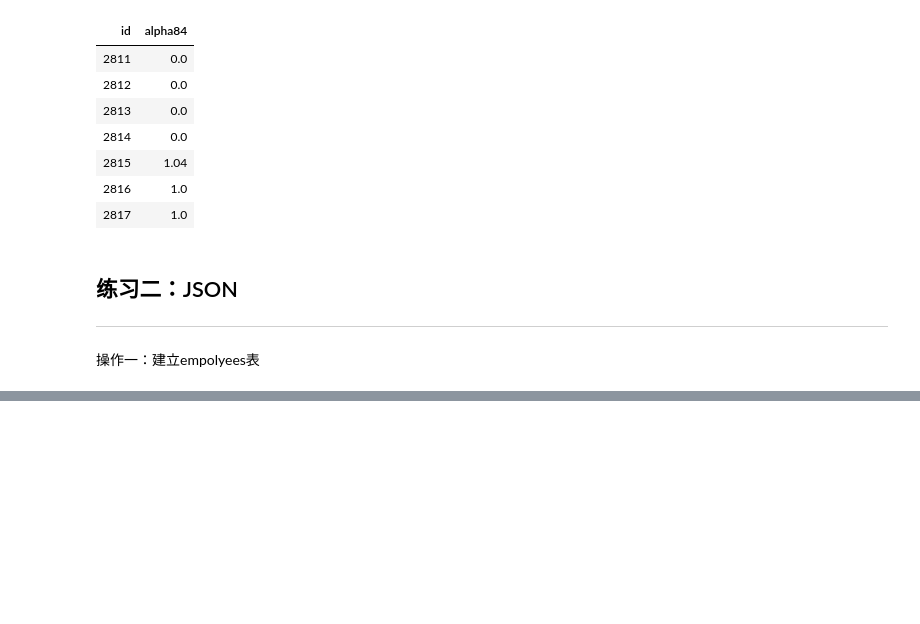
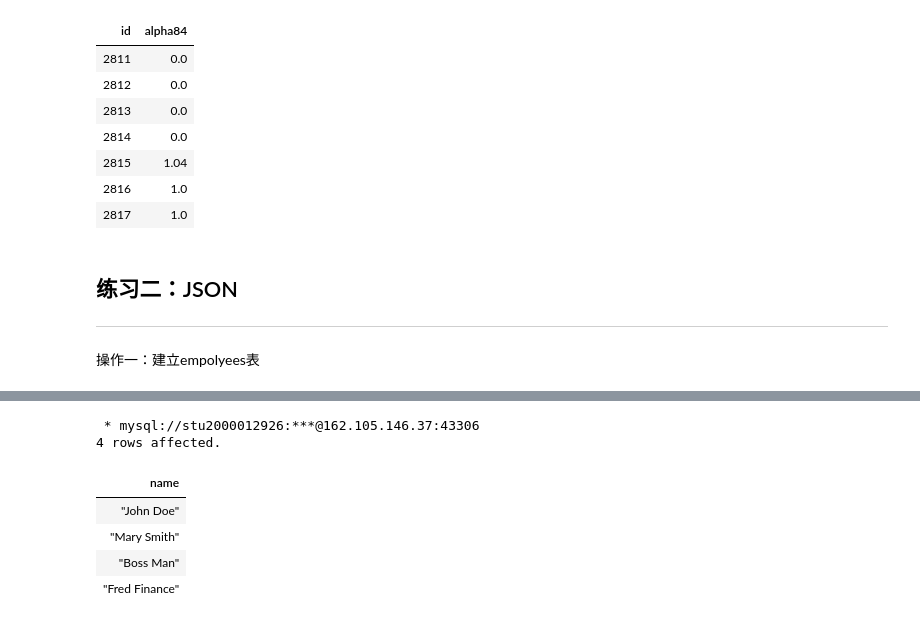
Before and after one commit to c-x-b/DataBaseProj3, a Jupyter notebook: Project3.ipynb, the cells around one changed output, grey strips where cells are left out. Saved outputs shown, nothing was run; the diff lists cells and outputs as text; code cells hidden in the pictures; blank space fills up the shorter version.

```diff
--- a/Project3.ipynb
+++ b/Project3.ipynb
@@ -488,0 +496,15 @@ SELECT * FROM employees;
+# %%
+%%sql
+# 查询所有在芝加哥的雇员
+
+SELECT json_extract(info, '$.name') as name
+FROM employees
+WHERE json_extract(info,'$.address.city')='Chicago';
+# %% [output]
+ * mysql://stu2000012926:***@162.105.146.37:43306
+4 rows affected.
+| name |
+| "John Doe" |
+| "Mary Smith" |
+| "Boss Man" |
+| "Fred Finance" |
```
Also changed, not shown: parts of 4 cells of this notebook, 2 other files.
